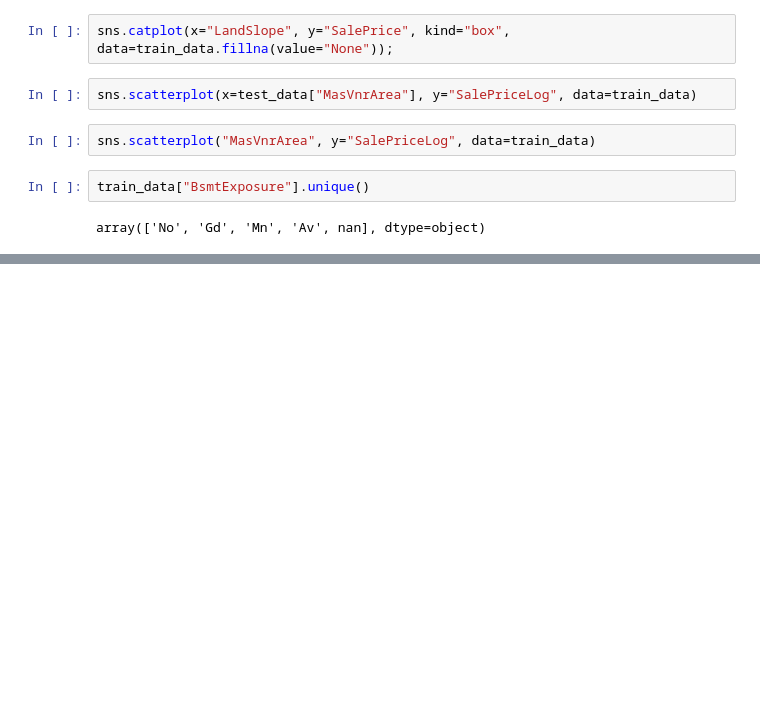
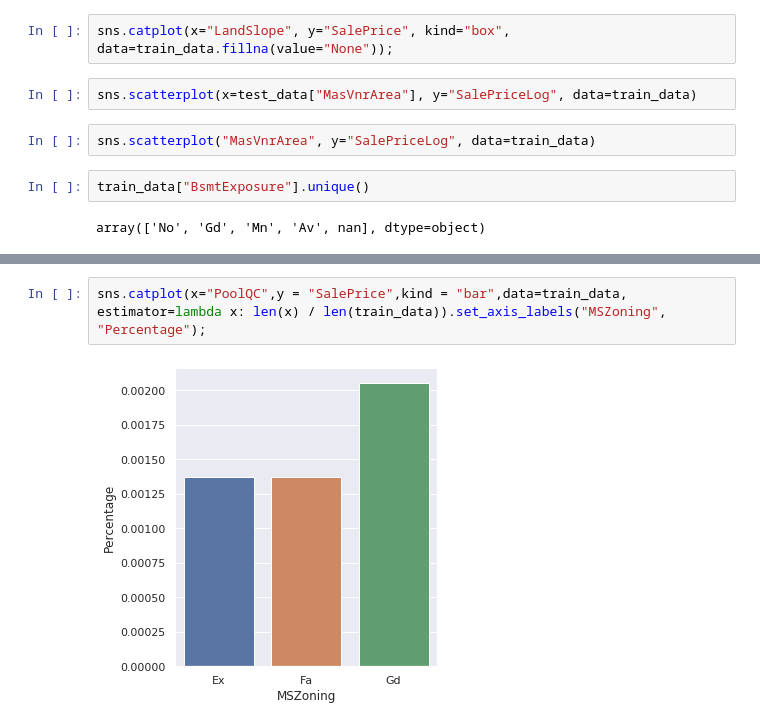
Before and after one commit to ViktorTarasenko/housepricing, a Jupyter notebook: visulization.ipynb, the cells around one changed output, grey strips where cells are left out. Cells and saved outputs as stored; diff of their text form; blank space fills up the shorter version.

```diff
--- a/visulization.ipynb
+++ b/visulization.ipynb
@@ -146,0 +147,4 @@ sns.scatterplot(train_data['YrSold'] - train_data['YearRemodAdd'], y="SalePriceL
+# %%
+sns.catplot(x="PoolQC",y = "SalePrice",kind = "bar",data=train_data, estimator=lambda x: len(x) / len(train_data)).set_axis_labels("MSZoning", "Percentage");
+# %% [output]
+[figure, added]
```
Also changed, not shown: parts of 1 cell of this notebook, 6 other files.
